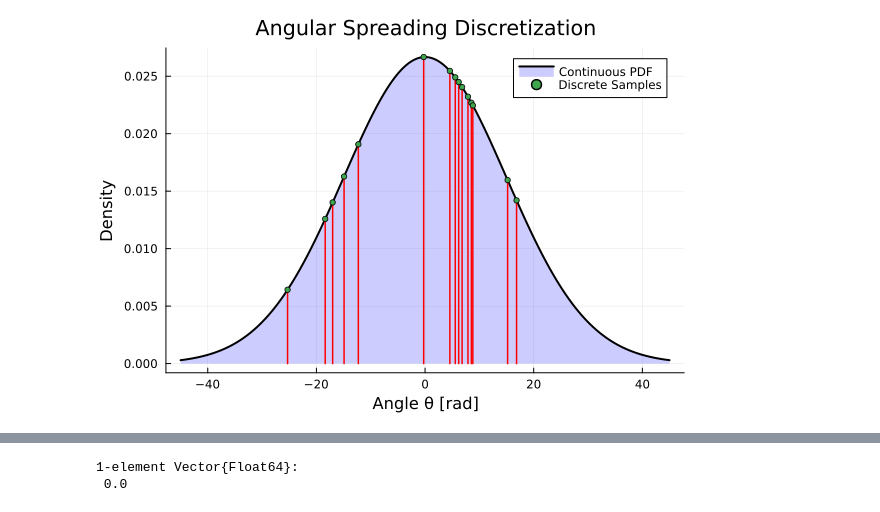
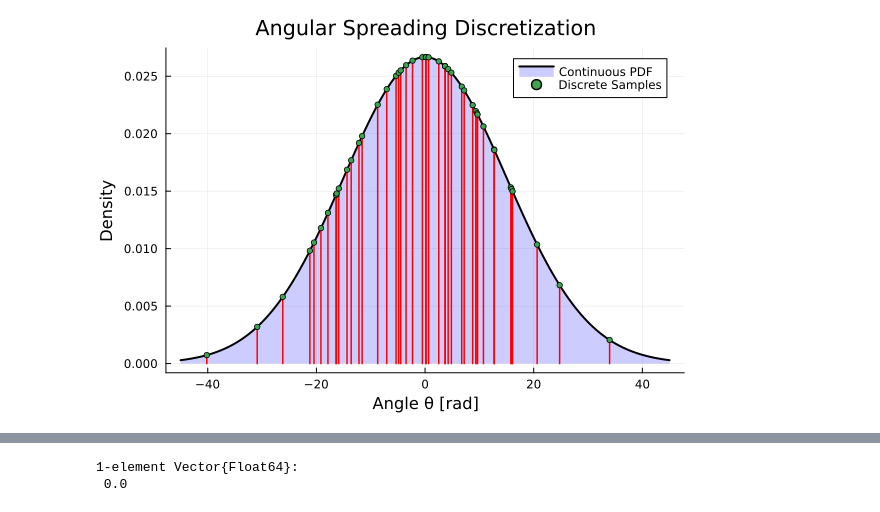
Before and after one commit to CMOE-TUDelft/WaveSpec.jl, a Jupyter notebook: test_airysea.ipynb, the cells around one changed output, grey strips where cells are left out. Saved outputs shown, nothing was run; the diff lists cells and outputs as text; code cells hidden in the pictures.

```diff
--- a/test_airysea.ipynb
+++ b/test_airysea.ipynb
@@ -14,38 +14,38 @@ using Plots
 σ = 15.0
 θmin = -45.0
 θmax = 45.0
-nθ = 15
+nθ = 45
 AngSprea = SpreadingModel(:normal, μ, σ, θmin, θmax, nθ)
 
 # 1. Continuous PDF
 θ_range = range(AngSprea.distribution.a, AngSprea.distribution.b, length=200)
 pdf_vals = [pdf(AngSprea.distribution, θ) for θ in θ_range]
 
 p = plot(θ_range, pdf_vals,
             label="Continuous PDF",
             linecolor=:black, lw=2, fill=(0, 0.2, :blue))
 
 # 2. Discrete Samples
 θ_samples = get_angles(AngSprea)
 # We plot them as vertical lines (stems) with height = pdf value
 weights = [pdf(AngSprea.distribution, θ) for θ in θ_samples]
 
 collect_θ = []
 collect_w = []
 for (t, w) in zip(θ_samples, weights)
     push!(collect_θ, t, t, NaN)
     push!(collect_w, 0, w, NaN)
 end
 
 plot!(p, collect_θ, collect_w, label=false,
         linecolor=:red, lw=1.5)
 scatter!(p, θ_samples, weights, label="Discrete Samples", marker=:circle, markersize=3)
 
 xlabel!("Angle θ [rad]")
 ylabel!("Density")
 title!("Angular Spreading Discretization")
 # %% [output]
-[figure, old version]
+[figure, new version]
 # %%
 # Generate continuous spectrum model
 Hs = 3.0
```
Also changed, not shown: parts of 4 cells of this notebook, 8 other files.
